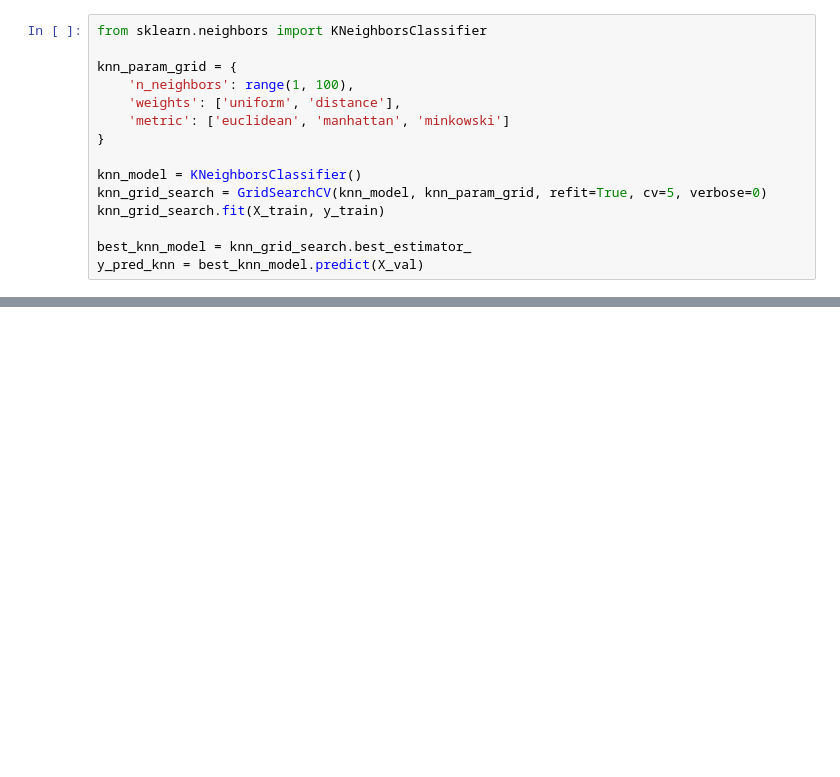
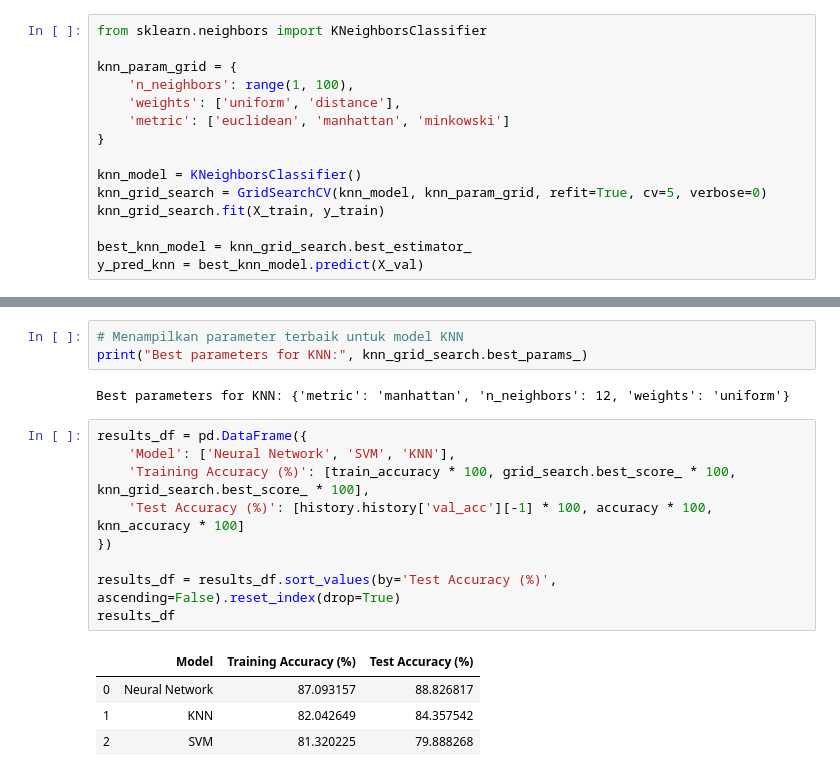
Before and after one commit to dionixius7/Titanic-disaster-ML-Model, a Jupyter notebook: Titanic disaster ML Model.ipynb, the cells around one changed output, grey strips where cells are left out. Saved outputs shown, nothing was run; the diff lists cells and outputs as text; blank space fills up the shorter version.

```diff
--- a/Titanic disaster ML Model.ipynb
+++ b/Titanic disaster ML Model.ipynb
@@ -921,0 +964,19 @@ KNN Submission file created.
+# %%
+# Menampilkan parameter terbaik untuk model KNN
+print("Best parameters for KNN:", knn_grid_search.best_params_)
+# %% [output]
+Best parameters for KNN: {'metric': 'manhattan', 'n_neighbors': 12, 'weights': 'uniform'}
+# %%
+results_df = pd.DataFrame({
+    'Model': ['Neural Network', 'SVM', 'KNN'],
+    'Training Accuracy (%)': [train_accuracy * 100, grid_search.best_score_ * 100, knn_grid_search.best_score_ * 100],
+    'Test Accuracy (%)': [history.history['val_acc'][-1] * 100, accuracy * 100, knn_accuracy * 100]
+})
+
+results_df = results_df.sort_values(by='Test Accuracy (%)', ascending=False).reset_index(drop=True)
+results_df
+# %% [output]
+|  | Model | Training Accuracy (%) | Test Accuracy (%) |
+| 0 | Neural Network | 87.093157 | 88.826817 |
+| 1 | KNN | 82.042649 | 84.357542 |
+| 2 | SVM | 81.320225 | 79.888268 |
```
Also changed, not shown: parts of 18 cells of this notebook, 1 other file.
